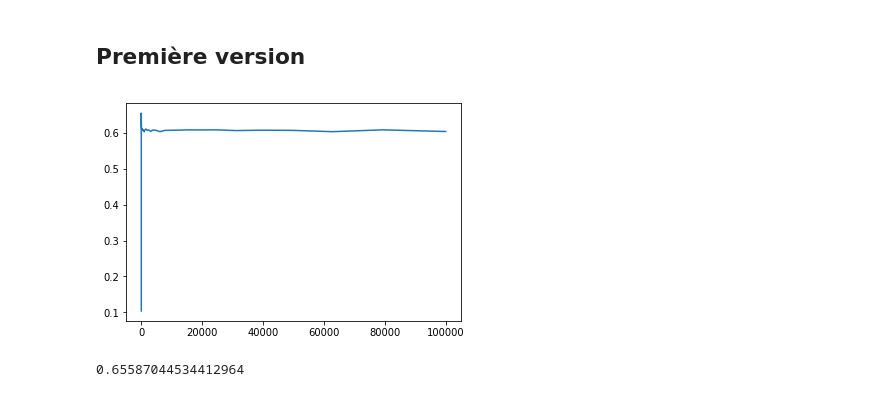
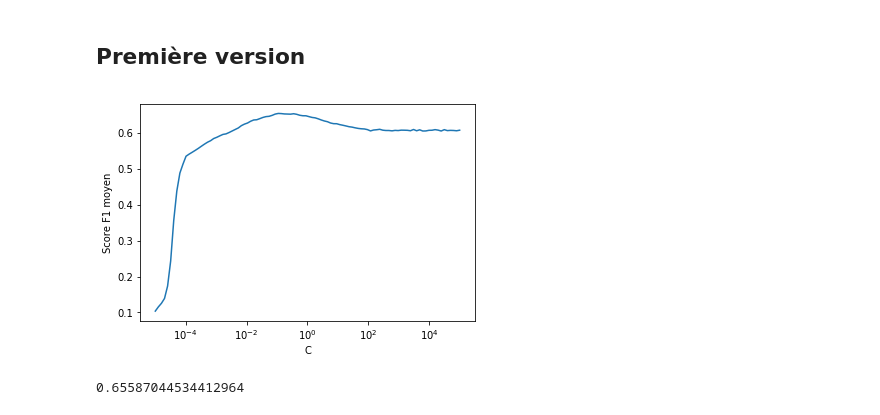
Before and after one commit to laudao/PLDAC_TWITTER, a Jupyter notebook: notebooks/twitter_classifier_exp.ipynb, the cells around one changed output. Cells and saved outputs as stored; diff of their text form; code cells hidden in the pictures.

```diff
--- a/notebooks/twitter_classifier_exp.ipynb
+++ b/notebooks/twitter_classifier_exp.ipynb
@@ -146,11 +150,17 @@ for C in interval:
     clf = LinearSVC(C=C)
     scores = cross_val_score(clf, X_train, y_train, cv=4,scoring='f1')
     mean_scores.append(np.mean(scores))
-# %%
-plt.plot(interval, mean_scores)
-plt.show()
-# %% [output]
-[figure, removed]
+# %%
+ax = plt.gca()
+
+ax.plot(interval, mean_scores)
+ax.set_xscale('log')
+plt.xlabel('C')
+plt.ylabel('Score F1 moyen')
+plt.axis('tight')
+plt.show()
+# %% [output]
+[figure, added]
 # %%
 C_opt = interval[np.argmax(mean_scores)]
 clf = LinearSVC(C=C_opt)
```
Also changed, not shown: parts of 2 cells of this notebook, 19 other files.
